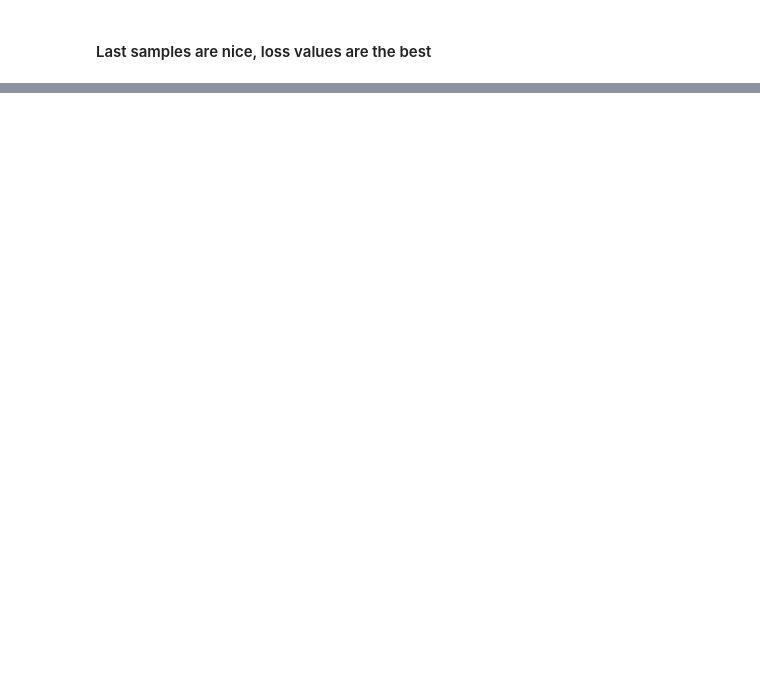
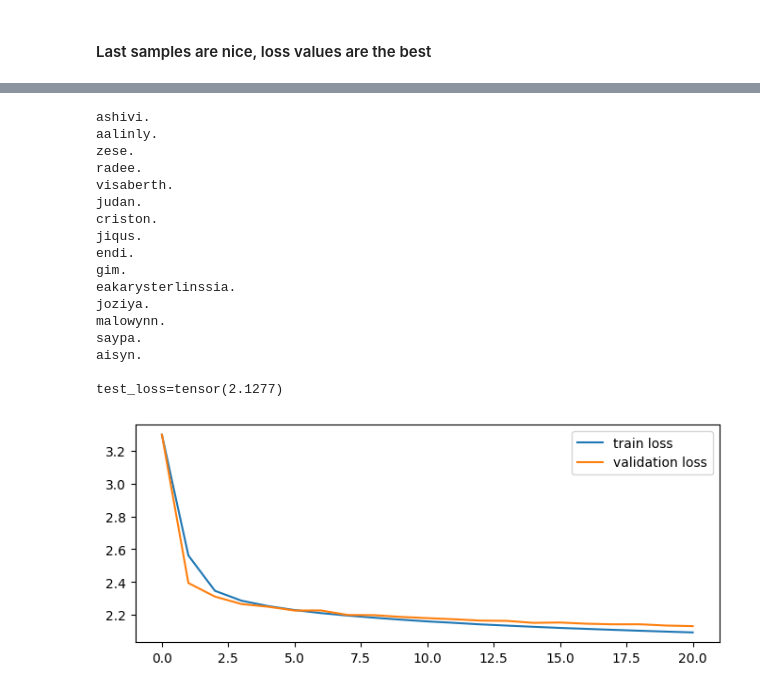
Before and after one commit to ReemBer/makemore-tutorial, a Jupyter notebook: MLP, Activations and gradient visualizations, Sophisticated initializations.ipynb, the cells around one changed output, grey strips where cells are left out. Cells and saved outputs as stored; diff of their text form; code cells hidden in the pictures; blank space fills up the shorter version.

Commit message:
- add initial weights decrease for last layer

```diff
--- a/MLP, Activations and gradient visualizations, Sophisticated initializations.ipynb
+++ b/MLP, Activations and gradient visualizations, Sophisticated initializations.ipynb
@@ -1013,0 +1027,19 @@ tensor(2.1210)
+# %%
+model = MultiLayerPerceptron(vocab_size, block_size, n_emb=10, n_hidden=128, linear_layer=LinearNormalized, device=device, gen=g)
+last_linear = model.layers[-1]
+with torch.no_grad():
+    last_linear.W *= 0.01
+    last_linear.b *= 0
+lr_provider = ConstatntLr(7e-2)
+optimizer   = SgdOptimizer(model.parameters(), lr_provider)
+print(f"{model.nelement()=}")
+
+init_t_loss = F.cross_entropy(model(train_X.to(device)), train_y.to(device)).item()
+init_v_loss = F.cross_entropy(model(val_X.to(device)), val_y.to(device)).item()
+print(f"{init_t_loss=}, {init_v_loss=}")
+
+train_ds.reshuffle()
+val_ds.reshuffle()
+t_loss, v_loss = train2(model, train_ds, val_ds, epoches=20, batch_size=182, optimizer=optimizer)
+t_loss = [init_t_loss] + t_loss
+v_loss = [init_v_loss] + v_loss
@@ -1013,0 +1064,32 @@ tensor(2.1210)
+# %%
+plt.figure(figsize=(8,3))
+plt.plot(np.array(t_loss), label = 'train loss')
+plt.plot(np.array(v_loss), label = 'validation loss')
+plt.legend()
+
+for i in range(15):
+    print(''.join(decode(evaluate(model, max_new_tokens=1000))))
+
+with torch.no_grad():
+    test_logits = model(test_X).cpu()
+    test_loss = F.cross_entropy(test_logits, test_y)
+    print(f'\n{test_loss=}')
+# %% [output]
+ashivi.
+aalinly.
+zese.
+radee.
+visaberth.
+judan.
+criston.
+jiqus.
+endi.
+gim.
+eakarysterlinssia.
+joziya.
+malowynn.
+saypa.
+aisyn.
+
+test_loss=tensor(2.1277)
+[figure, added]
```
Also changed, not shown: parts of 4 cells of this notebook.
